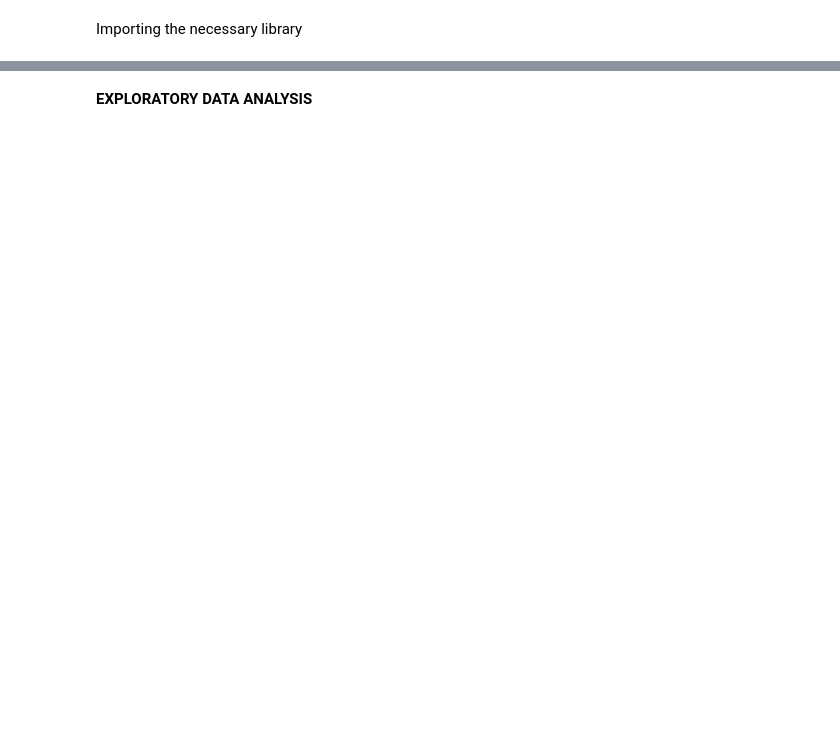
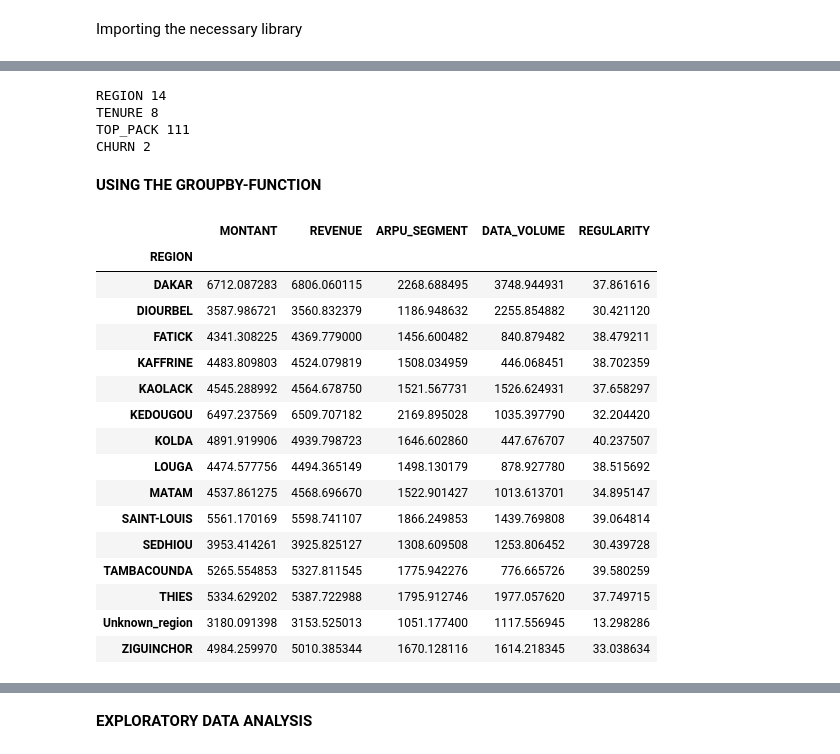
Before and after one commit to Adebesindedayo/telecommunication, a Jupyter notebook: prediction(classification).ipynb, the cells around one changed output, grey strips where cells are left out. Drawn from its saved outputs; the diff is of its cells as text; code cells hidden in the pictures; blank space fills up the shorter version.

```diff
--- a/prediction(classification).ipynb
+++ b/prediction(classification).ipynb
@@ -17,0 +173,11 @@ variableDefined = pd.read_csv('VariableDefinitions.csv')
+# %%
+##Checking the number of unique values in the categorical variable
+categorical_col = ['REGION', 'TENURE', 'TOP_PACK', 'CHURN']
+for col in categorical_col:
+    nuniq = train[col].nunique()
+    print(col, nuniq)
+# %% [output]
+REGION 14
+TENURE 8
+TOP_PACK 111
+CHURN 2
@@ -17,0 +210,22 @@ variableDefined = pd.read_csv('VariableDefinitions.csv')
+# %% [markdown]
+**USING THE GROUPBY-FUNCTION**
+# %%
+train[['REGION', 'MONTANT', 'REVENUE', 'ARPU_SEGMENT', 'DATA_VOLUME', 'REGULARITY']].groupby('REGION').mean()
+# %% [output]
+|  | MONTANT | REVENUE | ARPU_SEGMENT | DATA_VOLUME | REGULARITY |
+| REGION |  |  |  |  |  |
+| DAKAR | 6712.087283 | 6806.060115 | 2268.688495 | 3748.944931 | 37.861616 |
+| DIOURBEL | 3587.986721 | 3560.832379 | 1186.948632 | 2255.854882 | 30.421120 |
+| FATICK | 4341.308225 | 4369.779000 | 1456.600482 | 840.879482 | 38.479211 |
+| KAFFRINE | 4483.809803 | 4524.079819 | 1508.034959 | 446.068451 | 38.702359 |
+| KAOLACK | 4545.288992 | 4564.678750 | 1521.567731 | 1526.624931 | 37.658297 |
+| KEDOUGOU | 6497.237569 | 6509.707182 | 2169.895028 | 1035.397790 | 32.204420 |
+| KOLDA | 4891.919906 | 4939.798723 | 1646.602860 | 447.676707 | 40.237507 |
+| LOUGA | 4474.577756 | 4494.365149 | 1498.130179 | 878.927780 | 38.515692 |
+| MATAM | 4537.861275 | 4568.696670 | 1522.901427 | 1013.613701 | 34.895147 |
+| SAINT-LOUIS | 5561.170169 | 5598.741107 | 1866.249853 | 1439.769808 | 39.064814 |
+| SEDHIOU | 3953.414261 | 3925.825127 | 1308.609508 | 1253.806452 | 30.439728 |
+| TAMBACOUNDA | 5265.554853 | 5327.811545 | 1775.942276 | 776.665726 | 39.580259 |
+| THIES | 5334.629202 | 5387.722988 | 1795.912746 | 1977.057620 | 37.749715 |
+| Unknown_region | 3180.091398 | 3153.525013 | 1051.177400 | 1117.556945 | 13.298286 |
+| ZIGUINCHOR | 4984.259970 | 5010.385344 | 1670.128116 | 1614.218345 | 33.038634 |
```
Also changed, not shown: parts of 101 cells of this notebook.
